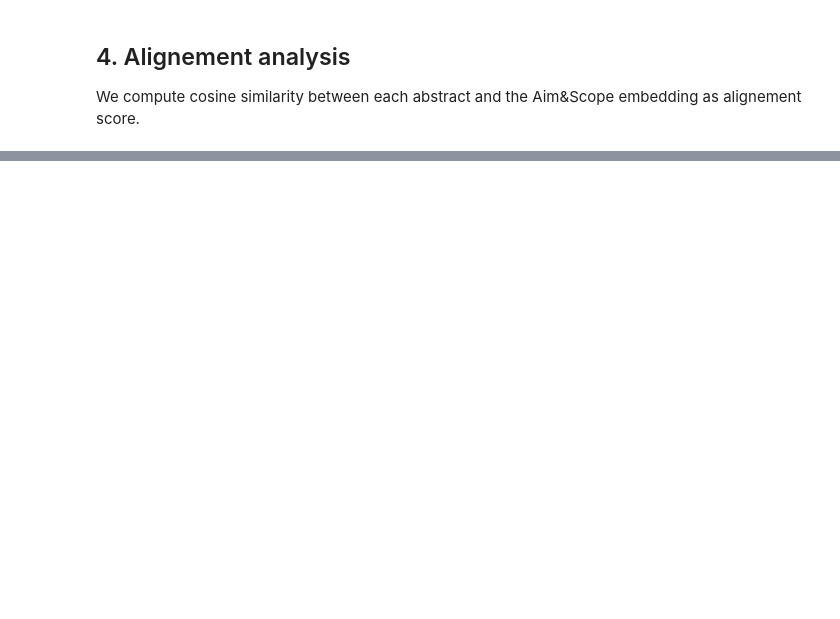
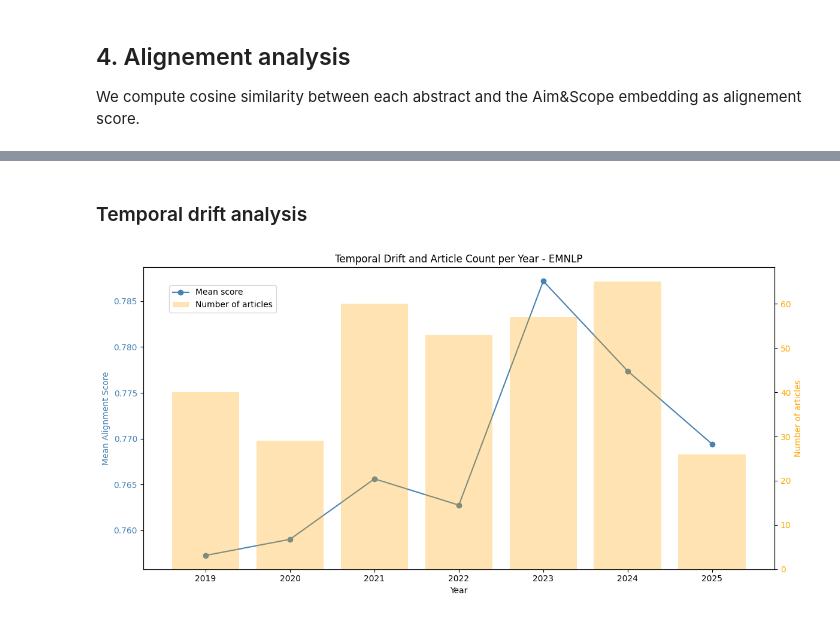
Before and after one commit to ludovicopassoni/NLP_project, a Jupyter notebook: notebooks/analysis.ipynb, the cells around one changed output, grey strips where cells are left out. Saved outputs shown, nothing was run; the diff lists cells and outputs as text; code cells hidden in the pictures; blank space fills up the shorter version.

```diff
--- a/notebooks/analysis.ipynb
+++ b/notebooks/analysis.ipynb
@@ -235,0 +194,31 @@ for a in outlier_alti:
+# %% [markdown]
+### Temporal drift analysis
+# %%
+scores_per_anno = defaultdict(list)
+for a in articoli:
+    if a["year"]:
+        scores_per_anno[a["year"]].append(a["alignment_score"])
+
+anni_ordinati = sorted(scores_per_anno.keys())
+medie_annuali = [np.mean(scores_per_anno[a]) for a in anni_ordinati]
+conteggio_per_anno = [len(scores_per_anno[a]) for a in anni_ordinati]
+
+fig, ax1 = plt.subplots(figsize=(12, 6))
+
+ax1.plot(anni_ordinati, medie_annuali, marker='o', color='steelblue', label='Mean score')
+ax1.set_xlabel('Year')
+ax1.set_ylabel('Mean Alignment Score', color='steelblue')
+ax1.tick_params(axis='y', labelcolor='steelblue')
+
+ax2 = ax1.twinx()
+ax2.bar(anni_ordinati, conteggio_per_anno, alpha=0.3, color='orange', label='Number of articles')
+ax2.set_ylabel('Number of articles', color='orange')
+ax2.tick_params(axis='y', labelcolor='orange')
+
+plt.title('Temporal Drift and Article Count per Year - EMNLP')
+fig.legend(loc='upper left', bbox_to_anchor=(0.1, 0.9))
+plt.tight_layout()
+plt.savefig("../results/drift_temporale_contestualizzato.png")
+plt.show()
+# %% [output]
+[figure, added]
```
Also changed, not shown: parts of 9 cells of this notebook, 5 other files.
